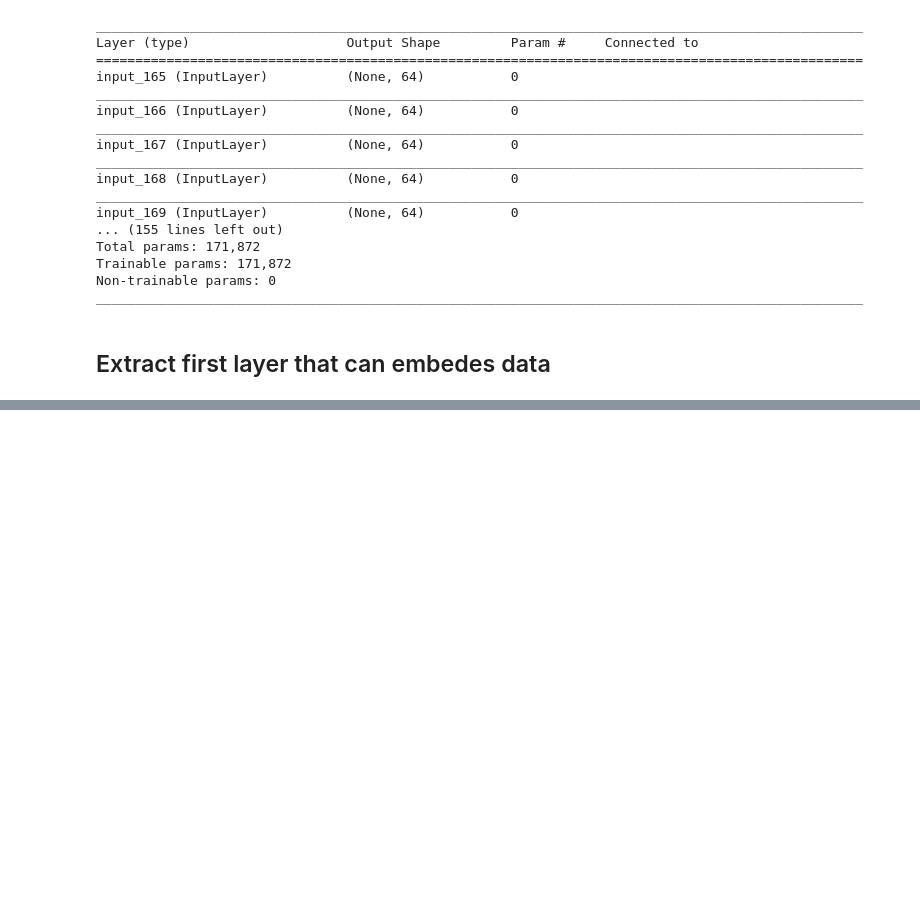
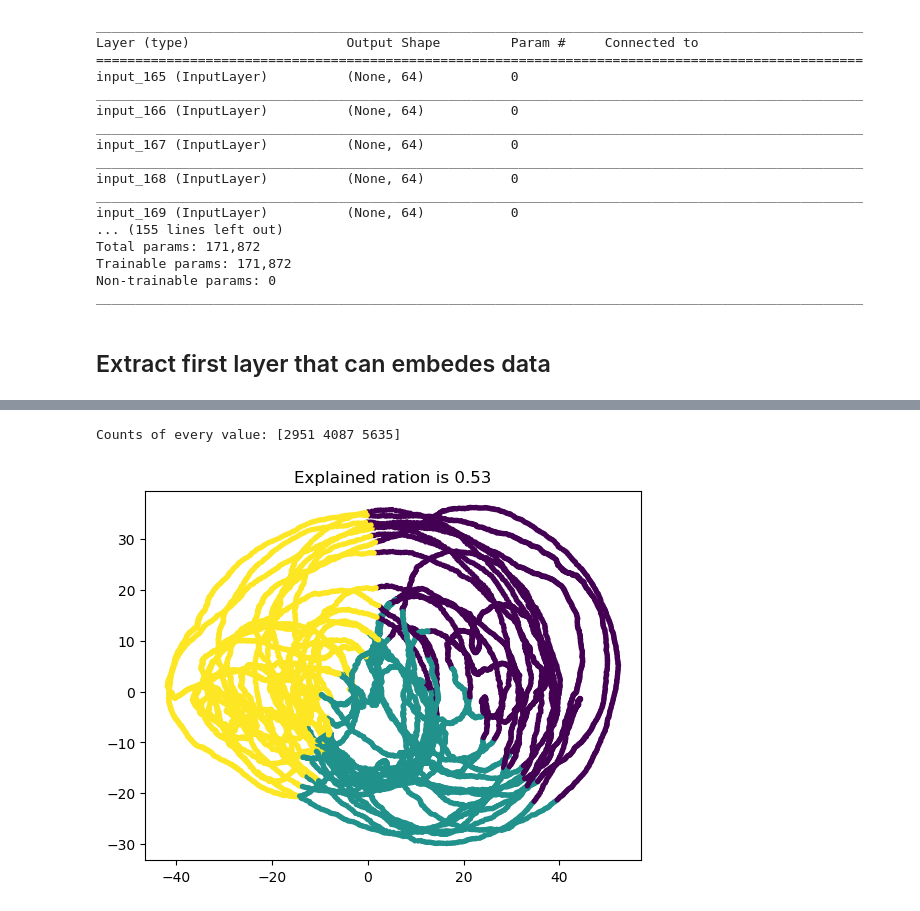
Before and after one commit to elch10/anomaly-detection, a Jupyter notebook: notebooks/autoencoder.ipynb, the cells around one changed output, grey strips where cells are left out. Cells and saved outputs as stored; diff of their text form; code cells hidden in the pictures; blank space fills up the shorter version.

```diff
--- a/notebooks/autoencoder.ipynb
+++ b/notebooks/autoencoder.ipynb
@@ -111,0 +222,9 @@ from keras.models import Model, load_model
+# %%
+pred = model.predict(encoded_X)
+
+plt.style.use('default')
+# %%
+pca_plot(pred)
+# %% [output]
+Counts of every value: [2951 4087 5635]
+[figure, added]
```
Also changed, not shown: parts of 26 cells of this notebook, 3 other files.
